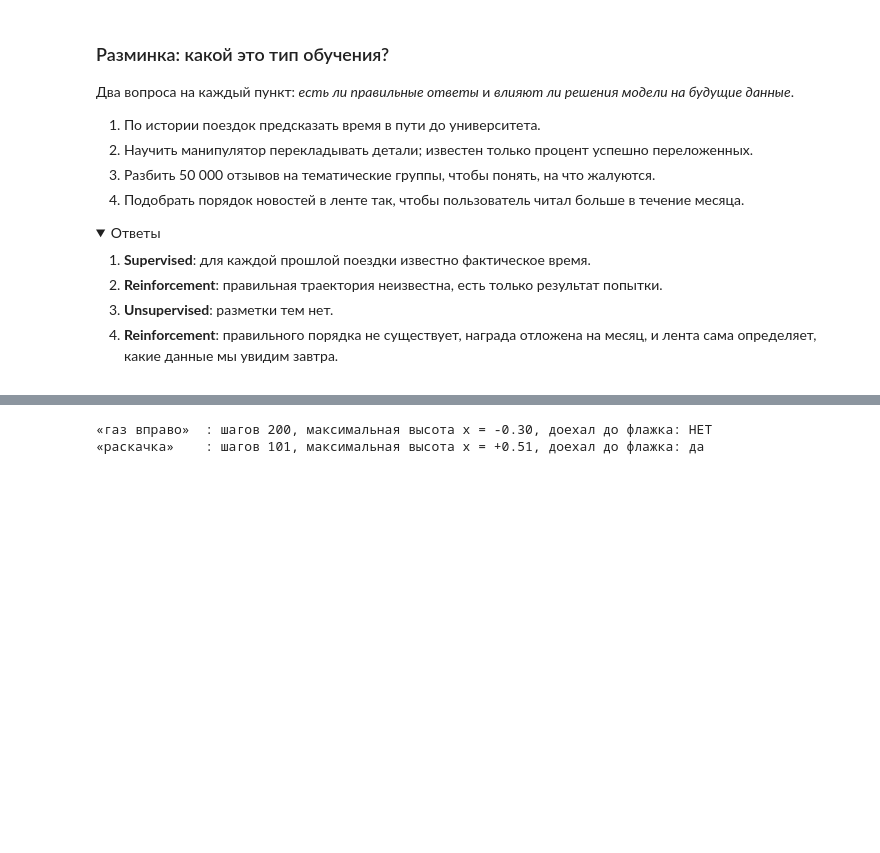
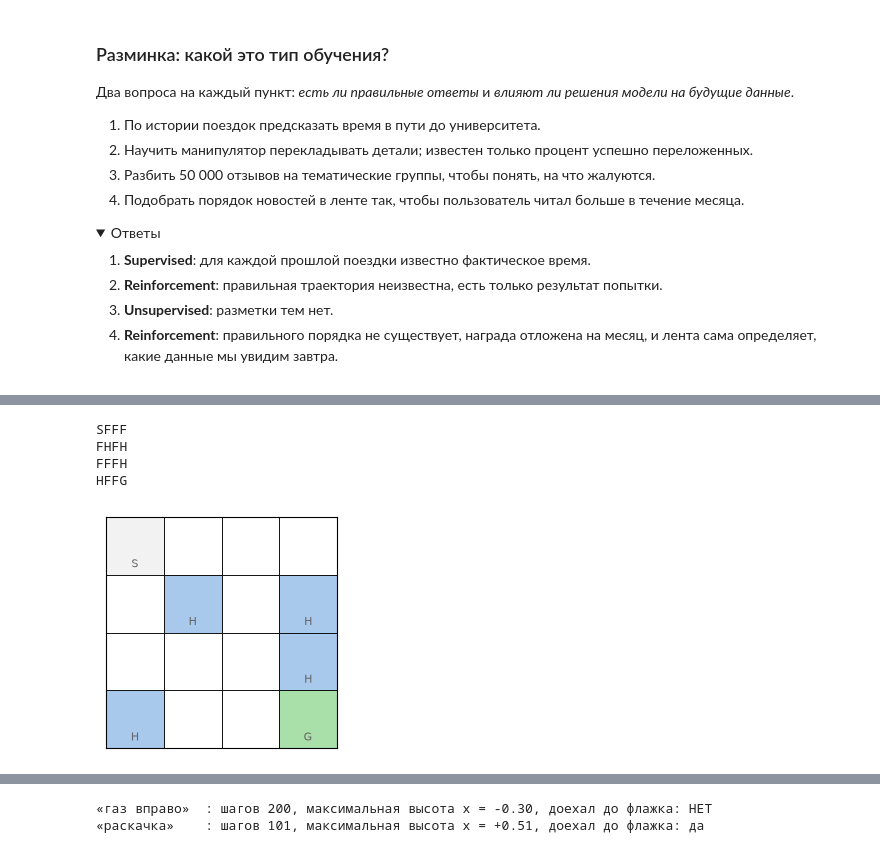
Before and after one commit to IlyaChichkanov/Reinforcement-learning, a Jupyter notebook: 01-intro/lecture/lecture.ipynb, the cells around one changed output, grey strips where cells are left out. Cells and saved outputs as stored; diff of their text form; code cells hidden in the pictures; folded sections open; blank space fills up the shorter version.

```diff
--- a/01-intro/lecture/lecture.ipynb
+++ b/01-intro/lecture/lecture.ipynb
@@ -335,20 +140,0 @@ action_space:      Discrete(2)
-# %%
-# Эпизод со случайной политикой: сохраним кадры.
-env = gym.make("CartPole-v1", render_mode="rgb_array")
-obs, _ = env.reset(seed=1)
-frames = []
-for t in range(60):
-    frames.append(env.render())
-    obs, r, terminated, truncated, _ = env.step(env.action_space.sample())
-    if terminated or truncated:
-        break
-env.close()
-
-idx = np.linspace(0, len(frames) - 1, 6).astype(int)
-fig, axes = plt.subplots(1, 6, figsize=(16, 2.6))
-for ax, i in zip(axes, idx):
-    ax.imshow(frames[i])
-    ax.set_title(f"t = {i}")
-    ax.axis("off")
-plt.suptitle(f"Случайная политика: шест падает за {len(frames)} шагов")
-plt.show()
@@ -395,20 +140,0 @@ for name, policy in [("случайная", random_policy), ("эвристика
-# %%
-try:
-    env = gym.make("LunarLander-v3", render_mode="rgb_array")
-    obs, _ = env.reset(seed=0)
-    frames = []
-    for t in range(120):
-        frames.append(env.render())
-        obs, r, terminated, truncated, _ = env.step(env.action_space.sample())
-        if terminated or truncated:
-            break
-    env.close()
-    idx = np.linspace(0, len(frames) - 1, 4).astype(int)
-    fig, axes = plt.subplots(1, 4, figsize=(16, 3.2))
-    for ax, i in zip(axes, idx):
-        ax.imshow(frames[i]); ax.set_title(f"t = {i}"); ax.axis("off")
-    plt.suptitle("LunarLander, случайная политика: наблюдение из 8 чисел, 4 действия (двигатели)")
-    plt.show()
-except Exception as e:  # box2d не установлен или не собрался
-    print("LunarLander недоступен:", type(e).__name__, "-", str(e)[:120])
-    print("Гифку можно посмотреть в документации: https://gymnasium.farama.org/environments/box2d/lunar_lander/")
@@ -437,0 +302,11 @@ def show_frames(frames, title="", interval=60, width=3.2):
+# %%
+env = gym.make("FrozenLake-v1", map_name="4x4", is_slippery=False)
+desc = lake_desc(env)                         # карта как список строк
+print("\n".join(desc))
+draw_lake(desc); plt.show()
+# %% [output]
+SFFF
+FHFH
+FFFH
+HFFG
+[figure, added]
```
Also changed, not shown: parts of 105 cells of this notebook, 6 other files.
